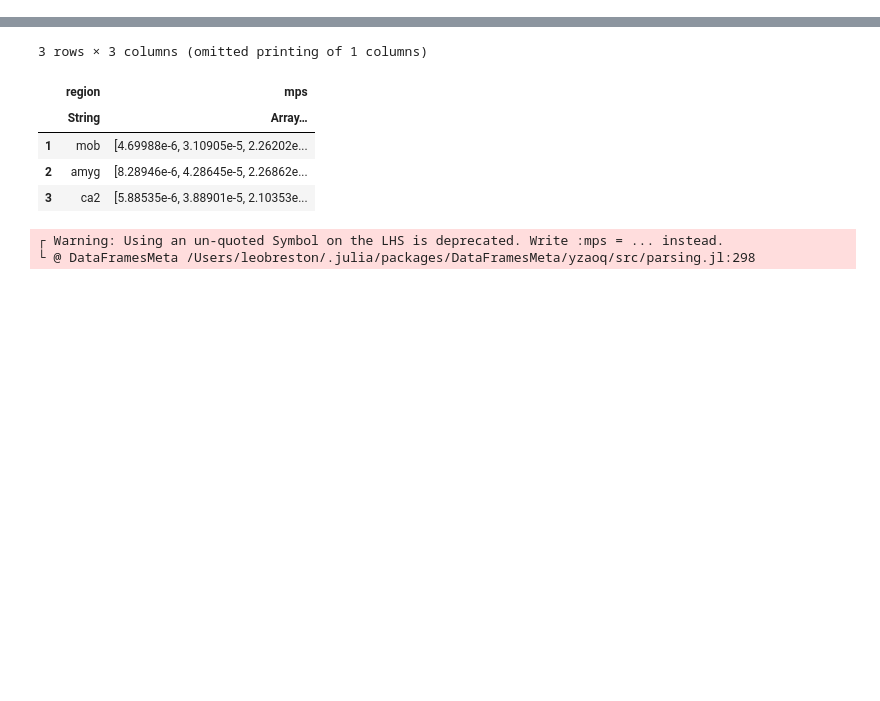
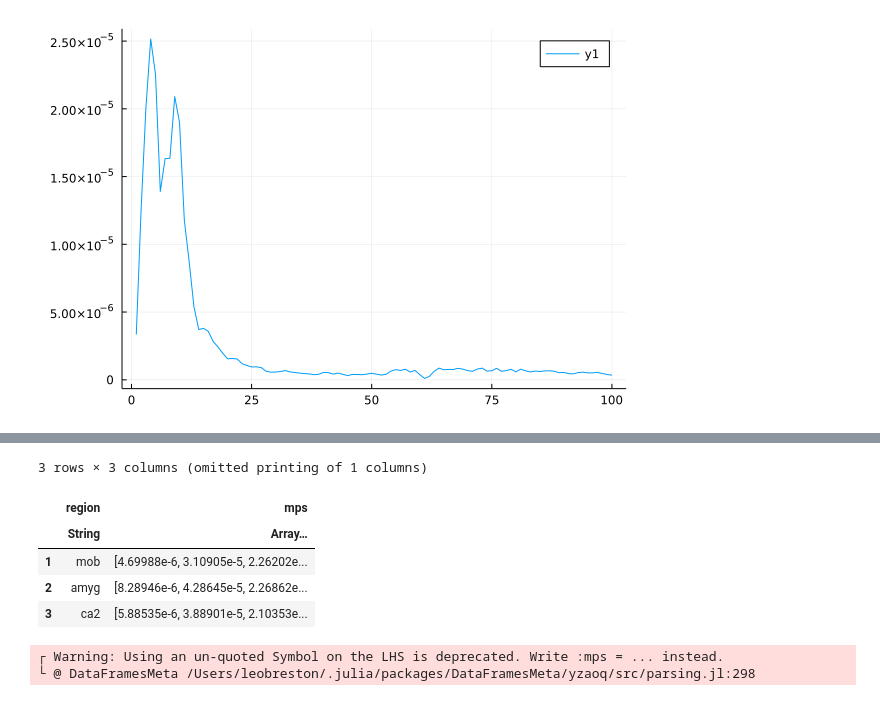
Before and after one commit to chiba-lab/ROIexperiment, a Jupyter notebook: powerspecplots.ipynb, the cells around one changed output, grey strips where cells are left out. Saved outputs shown, nothing was run; the diff lists cells and outputs as text; code cells hidden in the pictures; blank space fills up the shorter version.

```diff
--- a/powerspecplots.ipynb
+++ b/powerspecplots.ipynb
@@ -59,0 +92,5 @@ end
+# %%
+using Measurements
+plot(Measurements.value.(m)')
+# %% [output]
+[figure, added]
```
Also changed, not shown: parts of 21 cells of this notebook, 12 other files.
